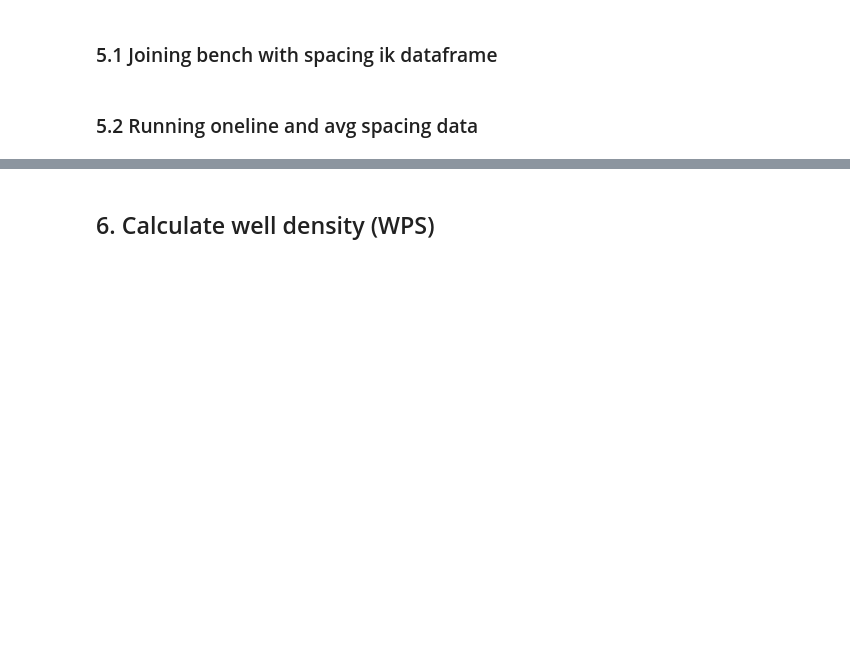
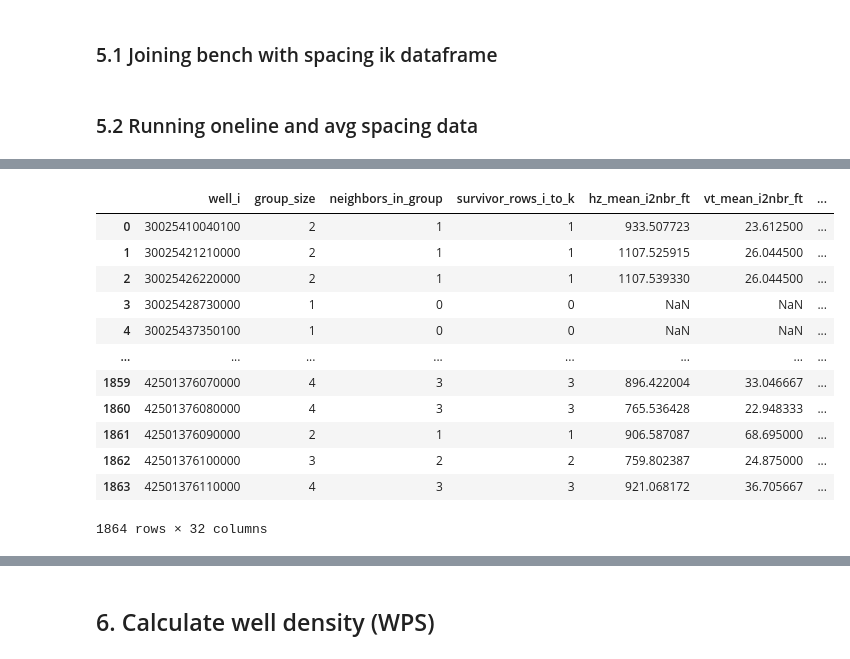
Before and after one commit to apoorvasaxena03/well-spacing-analyzer, a Jupyter notebook: notebooks/spacing_stat_ik_v1.ipynb, the cells around one changed output, grey strips where cells are left out. Drawn from its saved outputs; the diff is of its cells as text; code cells hidden in the pictures; blank space fills up the shorter version.

```diff
--- a/notebooks/spacing_stat_ik_v1.ipynb
+++ b/notebooks/spacing_stat_ik_v1.ipynb
@@ -3064,0 +3488,19 @@ avg_tbl = nb.summarize_avg_spacing(
+# %%
+nb.summarize_avg_spacing(
+    spacing_df=df_spacing_ik_bench_filt,
+    cutoff_ft=1_320.0,                    # horizontal cutoff
+    # vertical_cutoff_ft=200.0,            # optional
+    overlap_pct_k_min=0.40,              # reused as generic adjacency-min
+    # proj_coverage_min=0.25,              # optional gate for oblique/perp rows
+    trajectories=df_utm_lateral,  # long DataFrame with uwi/x/y
+    axis_mode="any",                     # or "EW"/"NS" to match DBN picks
+    include_unweighted=True,
+    neighborhood_mode="chain",
+    chain_sort_mode="pca",
+    edge_pick="forward",
+    debug_mode="both",
+    debug_well_i="42003458600000",
+    debug_show=True,
+    debug_label_members=True,
+)
+# %% [output]
@@ -3064,0 +3508,13 @@ avg_tbl = nb.summarize_avg_spacing(
+|  | well_i | group_size | neighbors_in_group | survivor_rows_i_to_k | hz_mean_i2nbr_ft | vt_mean_i2nbr_ft | ... |
+| 0 | 30025410040100 | 2 | 1 | 1 | 933.507723 | 23.612500 | ... |
+| 1 | 30025421210000 | 2 | 1 | 1 | 1107.525915 | 26.044500 | ... |
+| 2 | 30025426220000 | 2 | 1 | 1 | 1107.539330 | 26.044500 | ... |
+| 3 | 30025428730000 | 1 | 0 | 0 | NaN | NaN | ... |
+| 4 | 30025437350100 | 1 | 0 | 0 | NaN | NaN | ... |
+| ... | ... | ... | ... | ... | ... | ... | ... |
+| 1859 | 42501376070000 | 4 | 3 | 3 | 896.422004 | 33.046667 | ... |
+| 1860 | 42501376080000 | 4 | 3 | 3 | 765.536428 | 22.948333 | ... |
+| 1861 | 42501376090000 | 2 | 1 | 1 | 906.587087 | 68.695000 | ... |
+| 1862 | 42501376100000 | 3 | 2 | 2 | 759.802387 | 24.875000 | ... |
+| 1863 | 42501376110000 | 4 | 3 | 3 | 921.068172 | 36.705667 | ... |
+1864 rows × 32 columns
```
Also changed, not shown: parts of 15 cells of this notebook, 1 other file.
